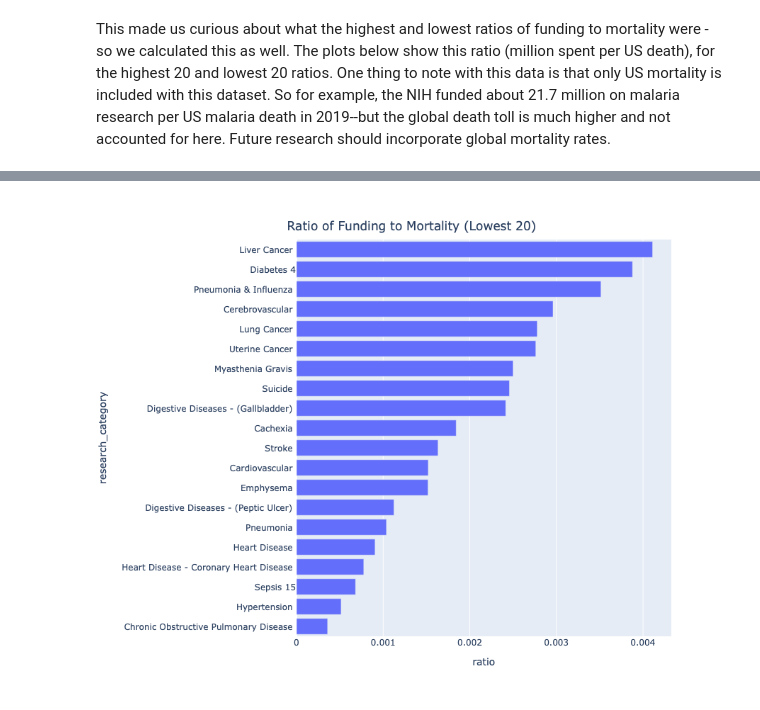
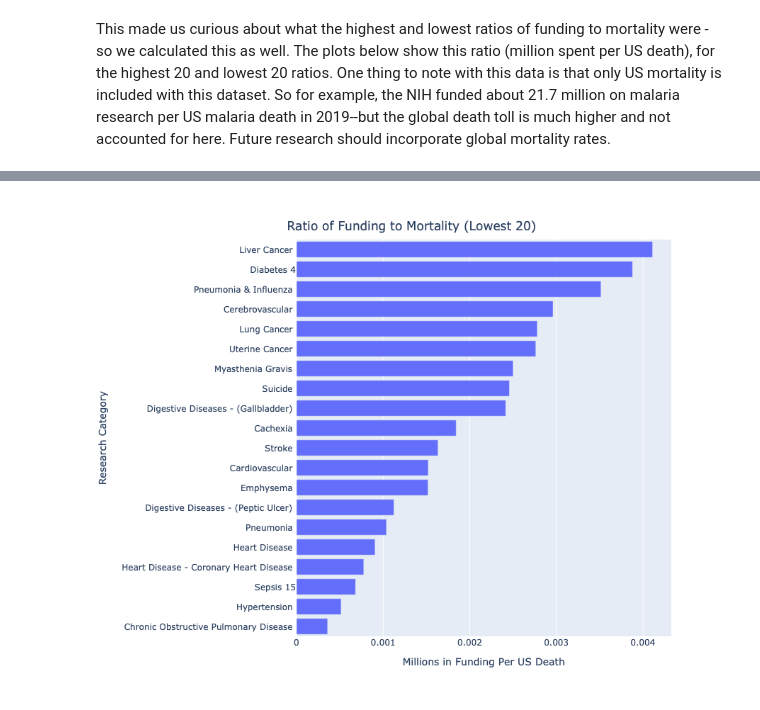
Before and after one commit to UCB-stat-159-s22/hw07-group25, a Jupyter notebook: Notebook.ipynb, the cells around one changed output, grey strips where cells are left out. Saved outputs shown, nothing was run; the diff lists cells and outputs as text; code cells hidden in the pictures.

```diff
--- a/Notebook.ipynb
+++ b/Notebook.ipynb
@@ -228,19 +218,22 @@ fig2.show()
 # %%
-fig3 = px.bar(df2019_b, x='ratio', y='research_category',
+fig3c = px.bar(df2019_b, x='ratio', y='research_category',
               width=800, height=700,
                labels={
                      "ratio": "Millions in Funding Per US Death",
                      "research_category": "Research Category"
                  })
 
-fig3.update_layout(
+fig3c.update_layout(
     title={
         'text': "Ratio of Funding to Mortality (Lowest 20)",
         'y':0.95,
         'x':0.5,
         'xanchor': 'center',
         'yanchor': 'top'})
 
-fig3.show()
+
+fig3c.write_image("figures/fig3c.png")
+
+fig3c.show()
 # %% [output]
-[figure, old version]
+[figure, new version]
```
Also changed, not shown: parts of 7 cells of this notebook, 6 other files.
